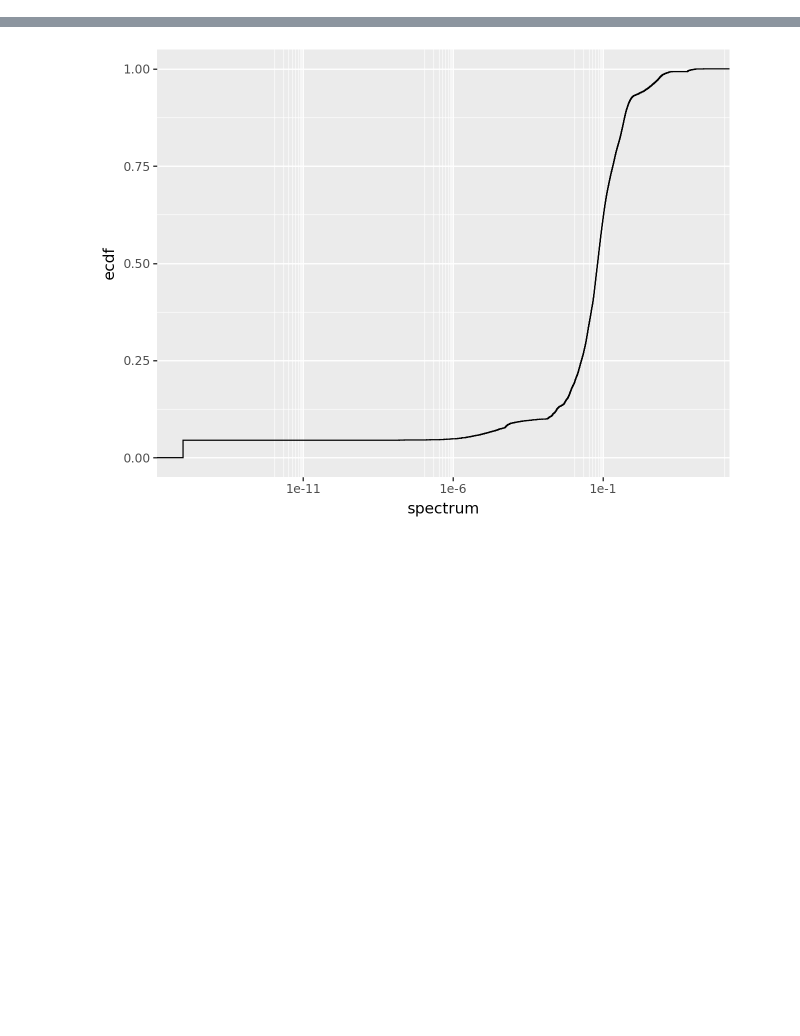
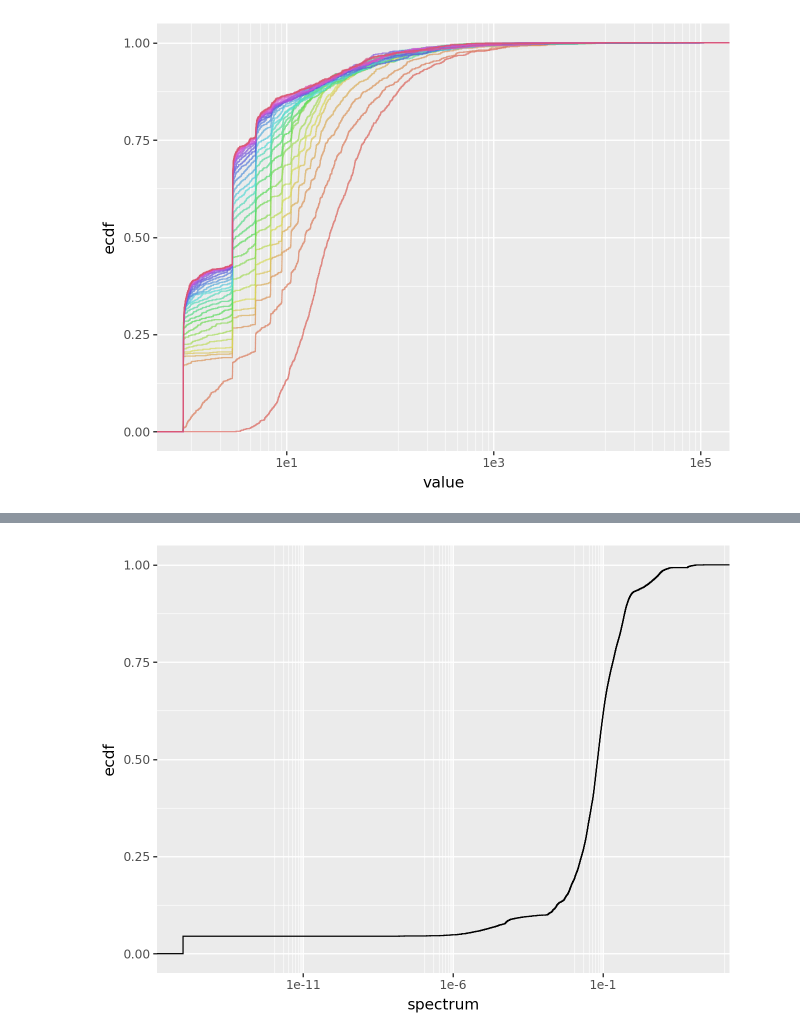
Before and after one commit to dashstander/deep-parity, a Jupyter notebook: analysis_jax.ipynb, the cells around one changed output, grey strips where cells are left out. Drawn from its saved outputs; the diff is of its cells as text; code cells hidden in the pictures; blank space fills up the shorter version.

```diff
--- a/analysis_jax.ipynb
+++ b/analysis_jax.ipynb
@@ -149,0 +159,20 @@ fim_vals, fim_vecs = scipy.linalg.eigh(FIM_final)
+# %%
+data = []
+steps = list(range(0, 2000, 20)) + list(range(1000, 30001, 1000))
+for seed in range(17):
+    config['seed'] = seed
+    for step in steps:
+        model = try_load_checkpoint(template, model_bucket, config, step)
+        ckpt_data = np.array(max_min_ratio(model.linear.weight))
+        df = pl.DataFrame({'max_min_ratio': ckpt_data})
+        df = df.with_columns(step=pl.lit(step), seed=pl.lit(seed)).with_row_index()
+        data.append(df)
+
+weight_df = pl.concat(data, how='vertical').unpivot(index=['step', 'seed', 'index'])
+# %%
+from plotnine import facet_wrap, stat_ecdf, scale_x_log10
+
+
+ggplot(weight_df.filter((pl.col('step') % 1000).eq(0)).filter(pl.col('seed').lt(4)), aes(x='value', color='factor(step)')) + stat_ecdf(show_legend=False, alpha=0.7) + scale_x_log10()
+# %% [output]
+[figure, added]
```
Also changed, not shown: parts of 10 cells of this notebook, 2 other files.
